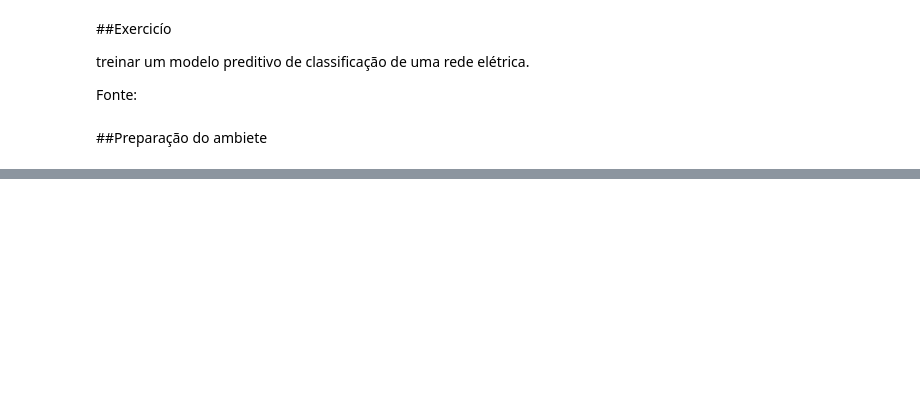
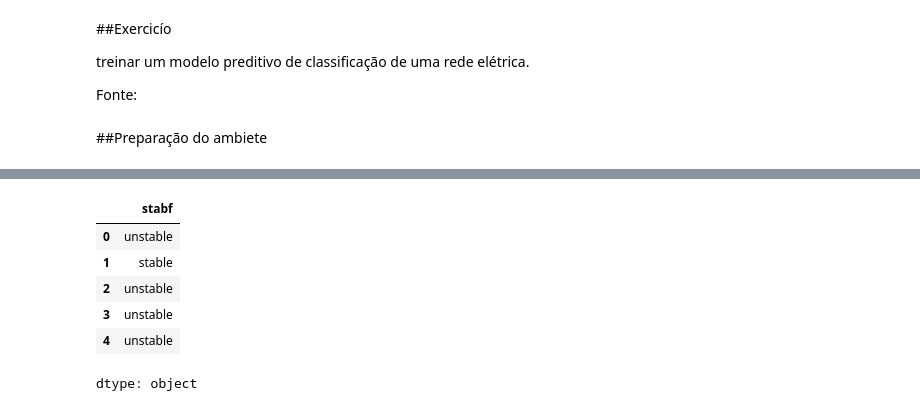
Before and after one commit to pudim231/machine_learning_SERS_1CCPG, a Jupyter notebook: aula06_ml_energia.ipynb, the cells around one changed output, grey strips where cells are left out. Saved outputs shown, nothing was run; the diff lists cells and outputs as text; code cells hidden in the pictures; blank space fills up the shorter version.

```diff
--- a/aula06_ml_energia.ipynb
+++ b/aula06_ml_energia.ipynb
@@ -29,0 +118,12 @@ from sklearn.metrics import classification_report # resumo de métricas
+# %%
+# Variável alvo (target)
+y = dados['stabf']
+y.head()
+# %% [output]
+|  | stabf |
+| 0 | unstable |
+| 1 | stable |
+| 2 | unstable |
+| 3 | unstable |
+| 4 | unstable |
+dtype: object
```
Also changed, not shown: parts of 14 cells of this notebook.
